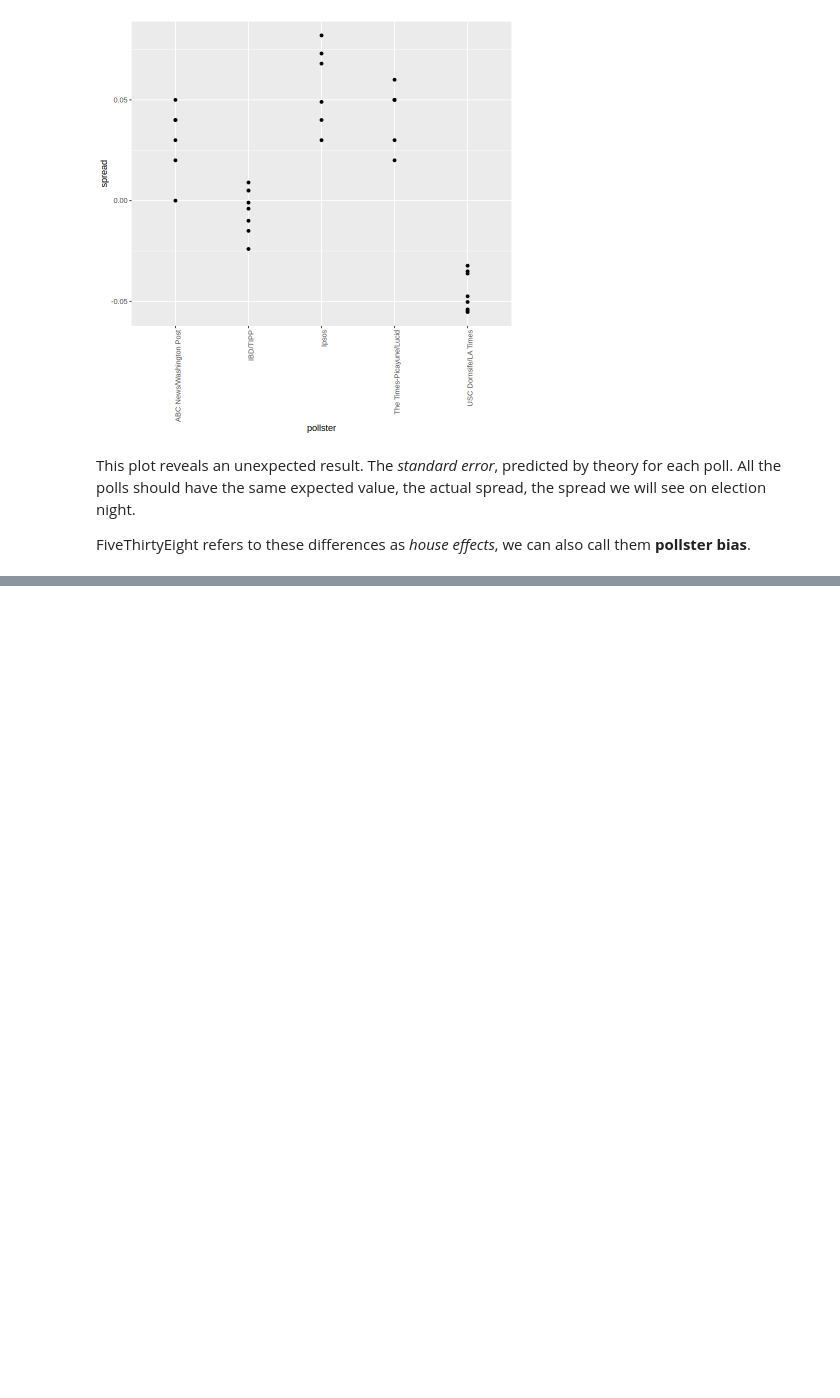
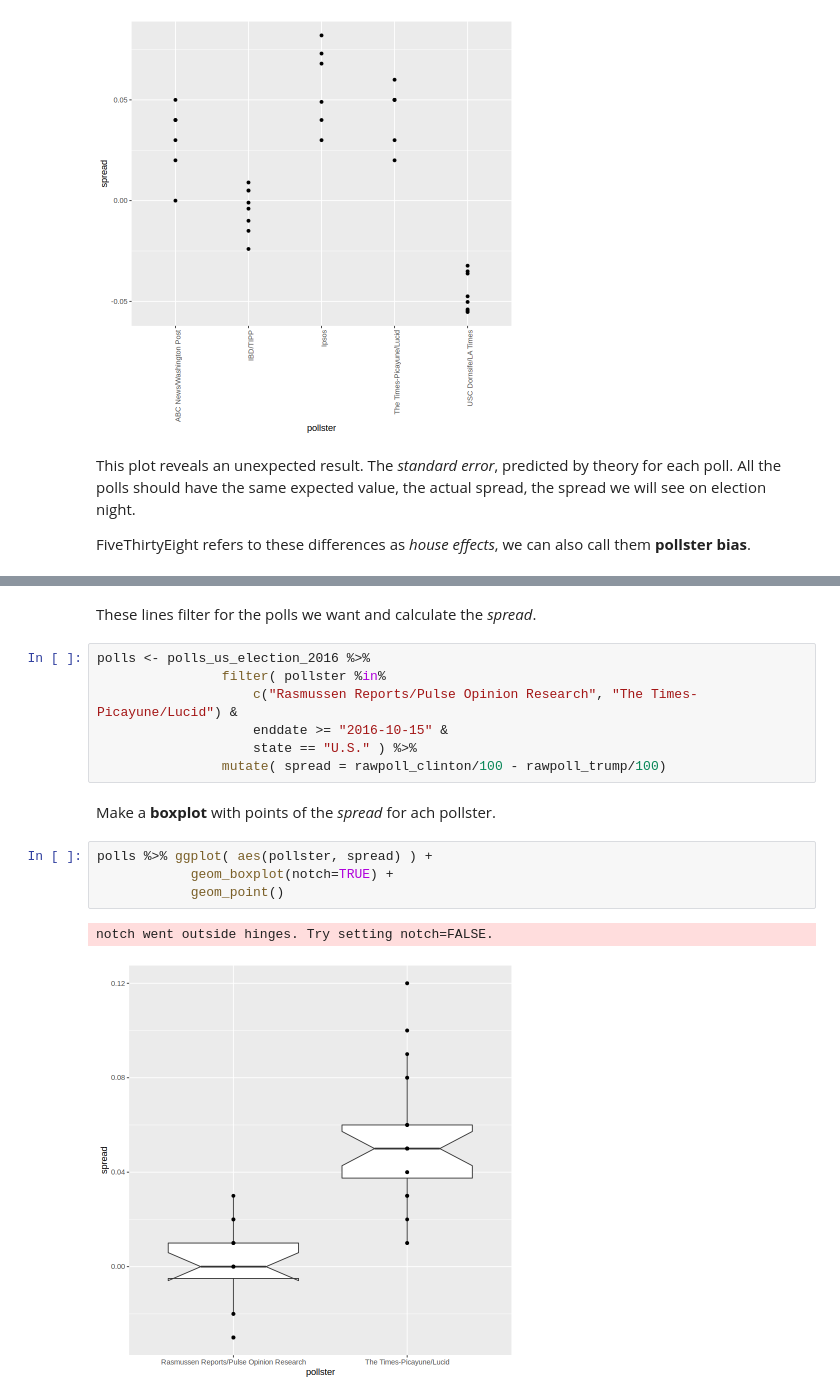
Before and after one commit to benitojpc/data-science-infering-modeling, a Jupyter notebook: Inference-Modeling.ipynb, the cells around one changed output, grey strips where cells are left out. Drawn from its saved outputs; the diff is of its cells as text; blank space fills up the shorter version.

```diff
--- a/Inference-Modeling.ipynb
+++ b/Inference-Modeling.ipynb
@@ -2117,0 +2485,18 @@ FiveThirtyEight refers to these differences as *house effects*, we can also call
+# %% [markdown]
+These lines filter for the polls we want and calculate the *spread*.
+# %%
+polls <- polls_us_election_2016 %>%
+                filter( pollster %in%
+                    c("Rasmussen Reports/Pulse Opinion Research", "The Times-Picayune/Lucid") &
+                    enddate >= "2016-10-15" &
+                    state == "U.S." ) %>%
+                mutate( spread = rawpoll_clinton/100 - rawpoll_trump/100)
+# %% [markdown]
+Make a **boxplot** with points of the *spread* for ach pollster.
+# %%
+polls %>% ggplot( aes(pollster, spread) ) +
+            geom_boxplot(notch=TRUE) +
+            geom_point()
+# %% [output]
+notch went outside hinges. Try setting notch=FALSE.
+[figure, added]
```
Also changed, not shown: parts of 71 cells of this notebook, 1 other file.
